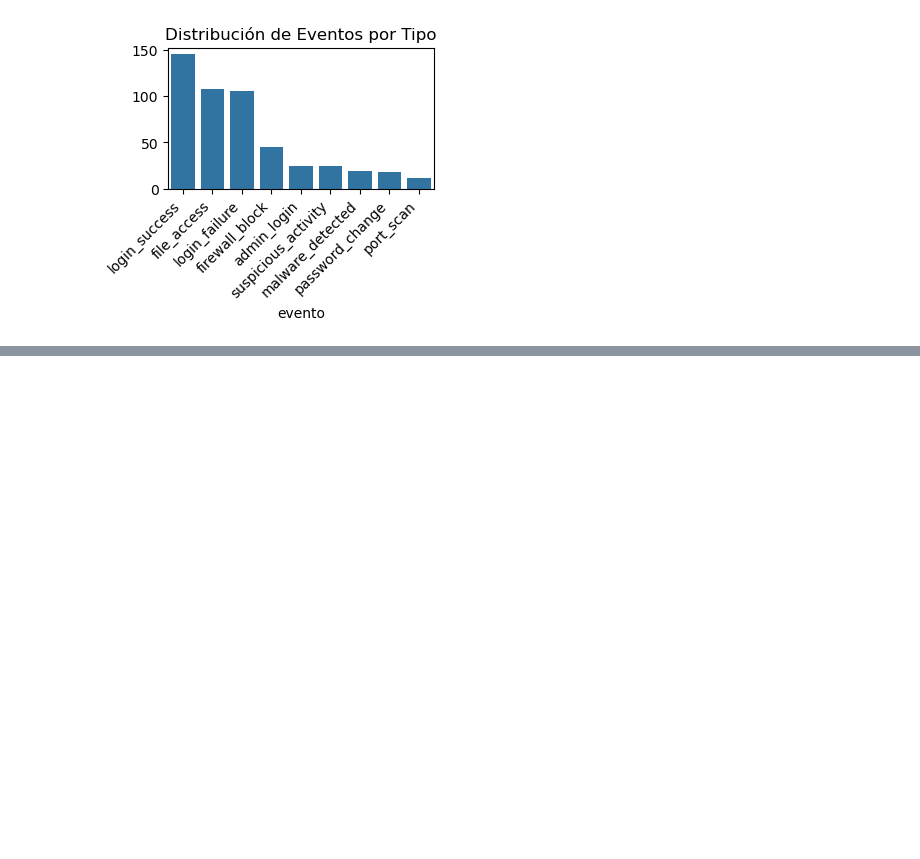
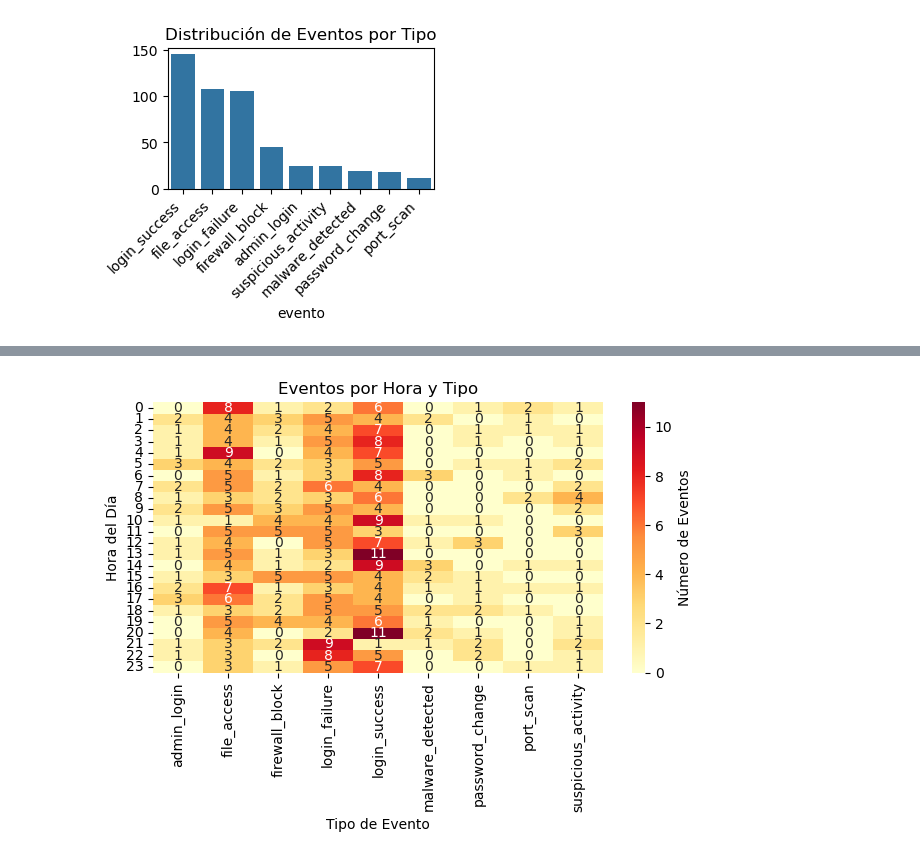
Before and after one commit to Sandriux1/clasefinal0, a Jupyter notebook: ejercicio2.ipynb, the cells around one changed output, grey strips where cells are left out. Cells and saved outputs as stored; diff of their text form; code cells hidden in the pictures; blank space fills up the shorter version.

```diff
--- a/ejercicio2.ipynb
+++ b/ejercicio2.ipynb
@@ -138,0 +111,12 @@ plt.tight_layout()
+# %%
+# 5. Mapa de calor de actividad por hora y tipo de evento
+logs_df['hour'] = logs_df['timestamp'].dt.hour
+heatmap_data = pd.crosstab(logs_df['hour'], logs_df['evento'])
+sns.heatmap(heatmap_data, cmap='YlOrRd', annot=True, fmt='d', cbar_kws={'label': 'Número de Eventos'})
+plt.title('Eventos por Hora y Tipo')
+plt.xlabel('Tipo de Evento')
+plt.ylabel('Hora del Día')
+plt.tight_layout()
+plt.savefig('activity_heatmap.png')
+# %% [output]
+[figure, added]
```
Also changed, not shown: parts of 7 cells of this notebook, 4 other files.
